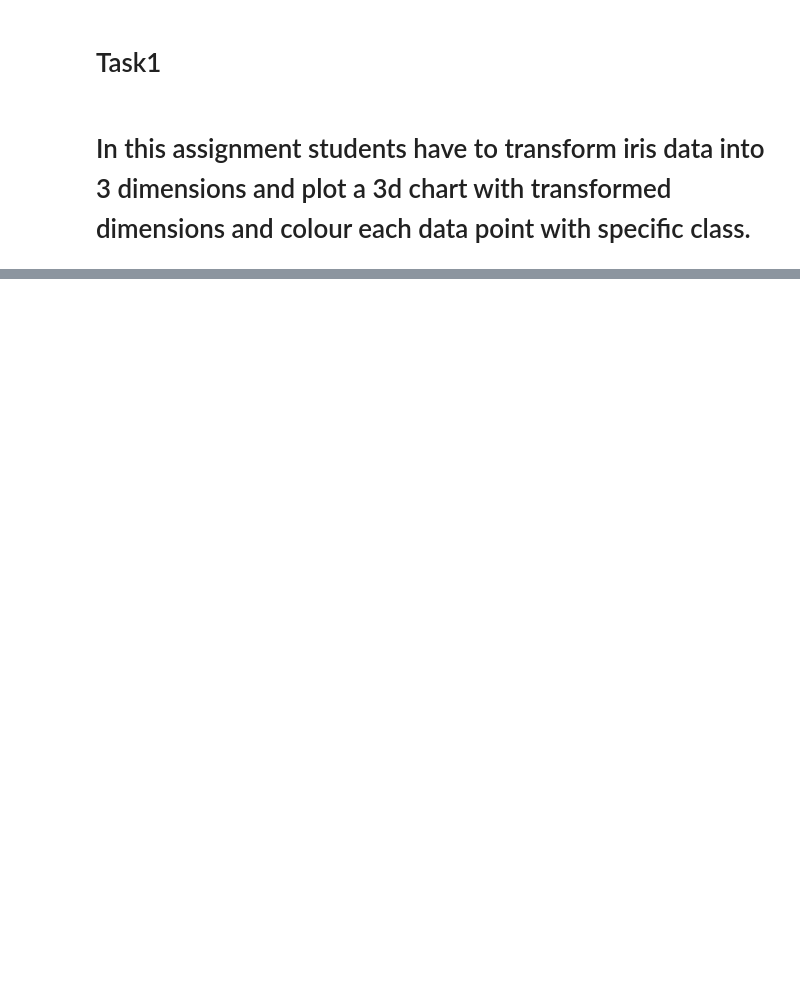
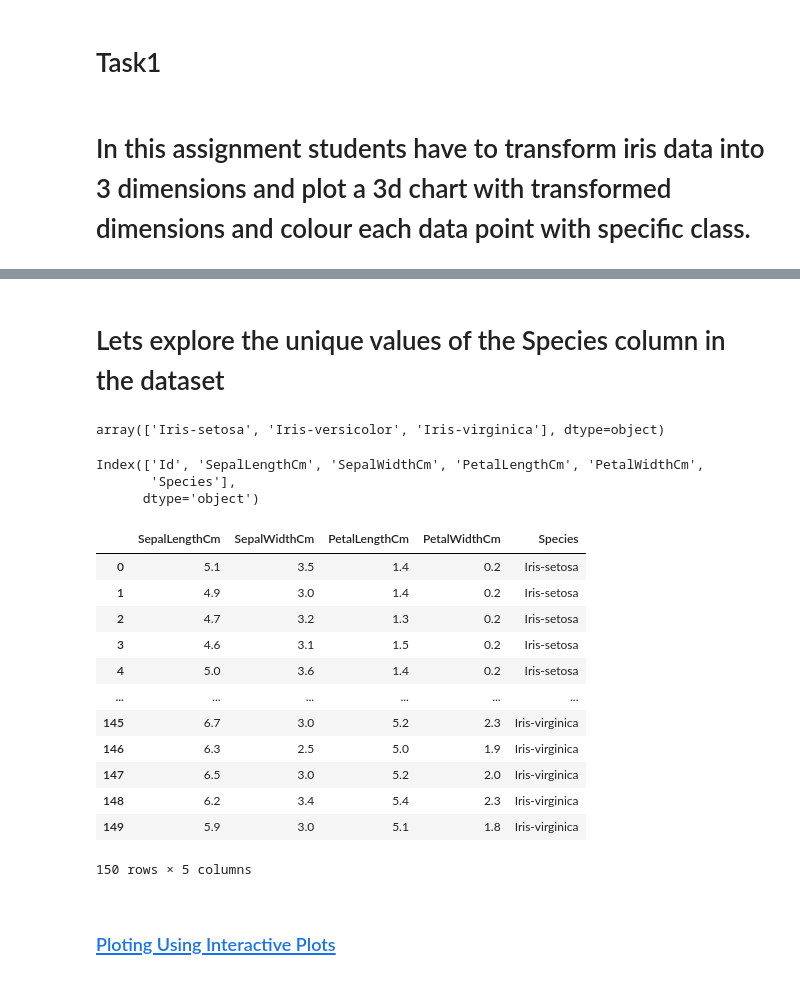
Before and after one commit to code-JOA/DeepLearningAssignments, a Jupyter notebook: 08.Assignment-DataViz.ipynb, the cells around one changed output, grey strips where cells are left out. Drawn from its saved outputs; the diff is of its cells as text; code cells hidden in the pictures; blank space fills up the shorter version.

```diff
--- a/08.Assignment-DataViz.ipynb
+++ b/08.Assignment-DataViz.ipynb
@@ -16,3 +16,10 @@ warnings.filterwarnings("ignore")
 # Task1
 # %% [markdown]
 # <a id='7'>In this assignment students have to transform iris data into 3 dimensions and plot a 3d chart with transformed dimensions and colour each data point with specific class.<a/>
+# %%
+# pd.set_option('display.max_rows', 200)
+pd.options.mode.chained_assignment = None
+
+path = 'Data/Iris.csv'     # i keep all the files in the dataset file
+data=pd.read_csv(path, na_values='NA')
+data.head()
@@ -18,0 +33,12 @@ warnings.filterwarnings("ignore")
+# %% [markdown]
+# <a id='7'>Lets explore the unique values of the Species column in the dataset<a/>
+# %%
+data.Species.unique()
+# %% [output]
+array(['Iris-setosa', 'Iris-versicolor', 'Iris-virginica'], dtype=object)
+# %%
+data.columns
+# %% [output]
+Index(['Id', 'SepalLengthCm', 'SepalWidthCm', 'PetalLengthCm', 'PetalWidthCm',
+       'Species'],
+      dtype='object')
@@ -18,0 +47,18 @@ warnings.filterwarnings("ignore")
+# %%
+data.loc[:, ['SepalLengthCm', 'SepalWidthCm', 'PetalLengthCm', 'PetalWidthCm', 'Species']]
+# %% [output]
+|  | SepalLengthCm | SepalWidthCm | PetalLengthCm | PetalWidthCm | Species |
+| 0 | 5.1 | 3.5 | 1.4 | 0.2 | Iris-setosa |
+| 1 | 4.9 | 3.0 | 1.4 | 0.2 | Iris-setosa |
+| 2 | 4.7 | 3.2 | 1.3 | 0.2 | Iris-setosa |
+| 3 | 4.6 | 3.1 | 1.5 | 0.2 | Iris-setosa |
+| 4 | 5.0 | 3.6 | 1.4 | 0.2 | Iris-setosa |
+| ... | ... | ... | ... | ... | ... |
+| 145 | 6.7 | 3.0 | 5.2 | 2.3 | Iris-virginica |
+| 146 | 6.3 | 2.5 | 5.0 | 1.9 | Iris-virginica |
+| 147 | 6.5 | 3.0 | 5.2 | 2.0 | Iris-virginica |
+| 148 | 6.2 | 3.4 | 5.4 | 2.3 | Iris-virginica |
+| 149 | 5.9 | 3.0 | 5.1 | 1.8 | Iris-virginica |
+150 rows × 5 columns
+# %% [markdown]
+# <a href="#0"><font size="4">Ploting Using Interactive Plots</font></a>
```
Also changed, not shown: parts of 3 cells of this notebook, 2 other files.
